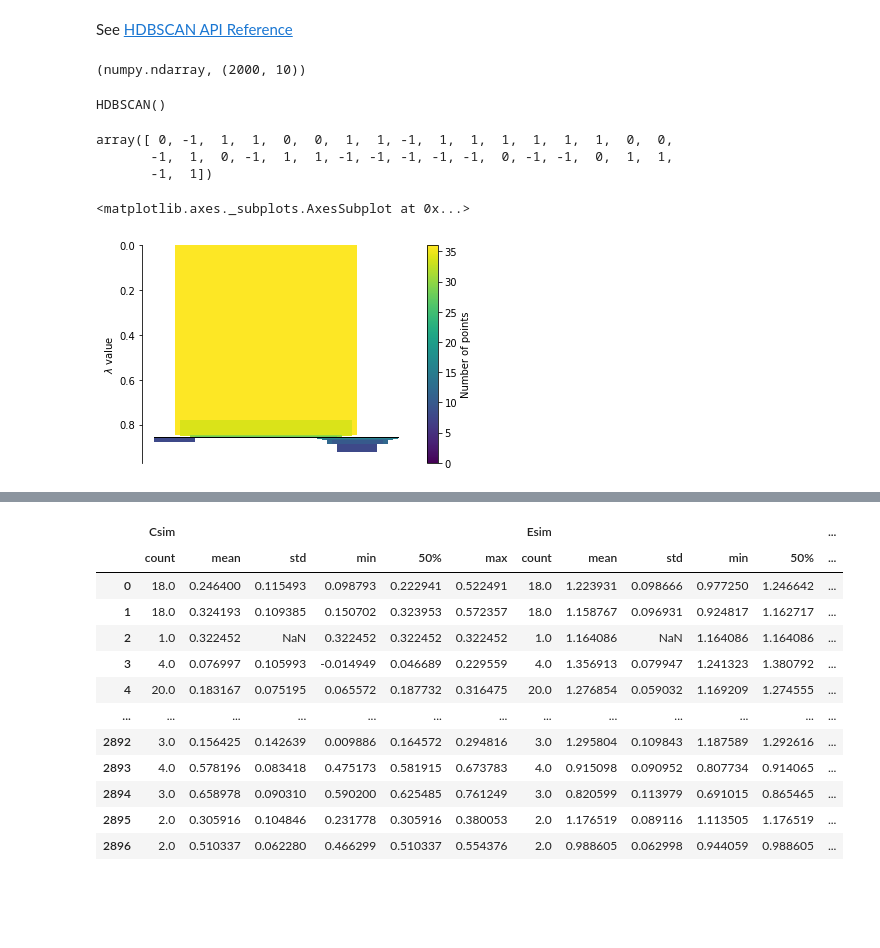
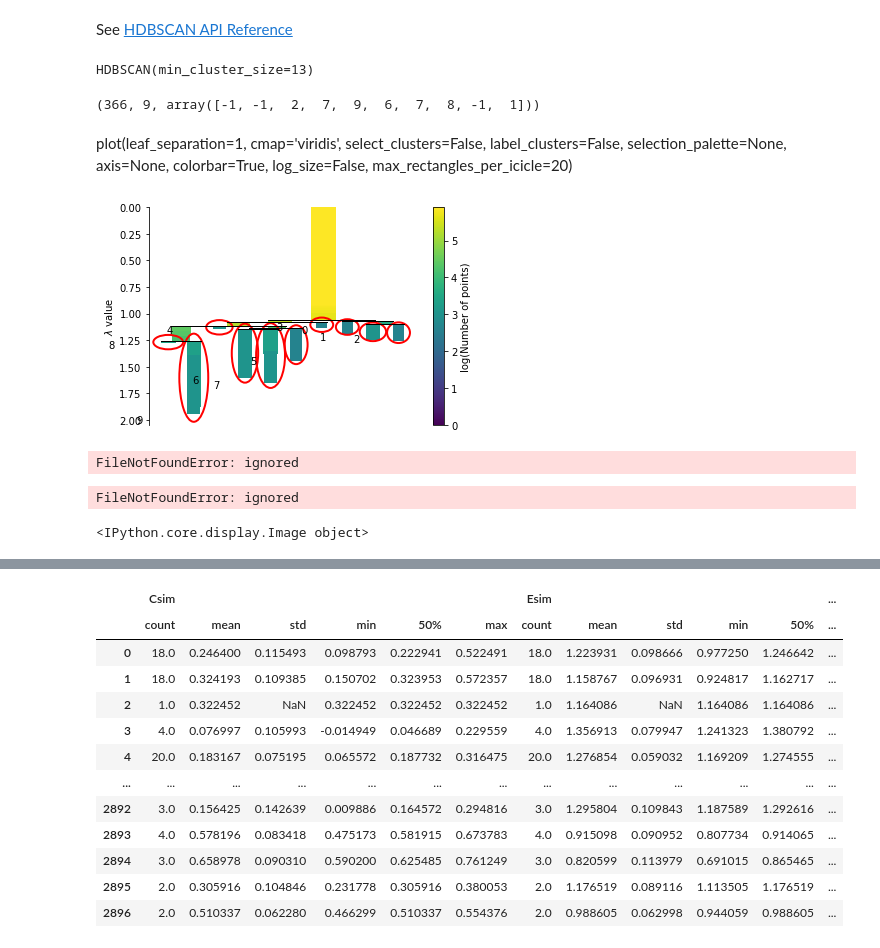
Before and after one commit to Hackathorn/CVA-SBERT, a Jupyter notebook: notebooks/CVA-SBERT-SDIclustering.ipynb, the cells around one changed output, grey strips where cells are left out. Cells and saved outputs as stored; diff of their text form; code cells hidden in the pictures; blank space fills up the shorter version.

Commit message:
adding HDBSCAN tree plots

```diff
--- a/notebooks/CVA-SBERT-SDIclustering.ipynb
+++ b/notebooks/CVA-SBERT-SDIclustering.ipynb
@@ -238,35 +259,45 @@ clusterer = hdbscan.HDBSCAN(
     gen_min_span_tree=False,
     leaf_size=40,
     metric='euclidean',
-    min_cluster_size=5,
+    min_cluster_size=13,
     min_samples=None,
     p=None
 )
-# %% [output]
-(numpy.ndarray, (2000, 10))
 # %%
-# Use first Source #317 with 2 Defs each with 18 Items
+# Use first Source #317 with 2 Defs each with 18 Items  882 w 366
 # df = SD_clus.get_group(317)
 
 
-S317_item_tokens = df.groupby(['S'], as_index=False).get_group(317)['I'].tolist()
-embeds = np.array(token_df.loc[S317_item_tokens]['encoding'].to_list())
+item_tokens = df.groupby(['S'], as_index=False).get_group(882)['I'].tolist()
+embeds = np.array(token_df.loc[item_tokens]['encoding'].to_list())
 
 clusterer.fit(embeds)
-
-# HDBSCAN(algorithm='best', alpha=1.0, approx_min_span_tree=True,
-#     gen_min_span_tree=False, leaf_size=40, memory=Memory(cachedir=None),
-#     metric='euclidean', min_cluster_size=5, min_samples=None, p=None)
 # %% [output]
-HDBSCAN()
+HDBSCAN(min_cluster_size=13)
-# %%
-clusterer.labels_
-# %% [output]
-array([ 0, -1,  1,  1,  0,  0,  1,  1, -1,  1,  1,  1,  1,  1,  1,  0,  0,
-       -1,  1,  0, -1,  1,  1, -1, -1, -1, -1, -1,  0, -1, -1,  0,  1,  1,
-       -1,  1])
-# %%
-clusterer.condensed_tree_.plot()
-# %% [output]
-<matplotlib.axes._subplots.AxesSubplot at 0x...>
-[figure, removed]
+# %%
+len(clusterer.labels_), max(clusterer.labels_), clusterer.labels_[:10]
+# %% [output]
+(366, 9, array([-1, -1,  2,  7,  9,  6,  7,  8, -1,  1]))
+# %% [markdown]
+plot(leaf_separation=1, cmap='viridis', select_clusters=False, label_clusters=False, selection_palette=None, axis=None, colorbar=True, log_size=False, max_rectangles_per_icicle=20)
+# %%
+ax = clusterer.condensed_tree_.plot(
+    leaf_separation=1,
+    cmap='viridis',
+    select_clusters=True,
+    label_clusters=True,
+    selection_palette=None,
+    axis=None,
+    colorbar=True,
+    log_size=True,
+    max_rectangles_per_icicle=20
+)
+# %% [output]
+[figure, added]
+# %%
+from IPython.display import Image
+Image('/content/CVA-SBERT/images/Typical_Clustering_Aims.jpg')
+# %% [output]
+FileNotFoundError: ignored
+FileNotFoundError: ignored
+<IPython.core.display.Image object>
```
Also changed, not shown: parts of 3 cells of this notebook.
